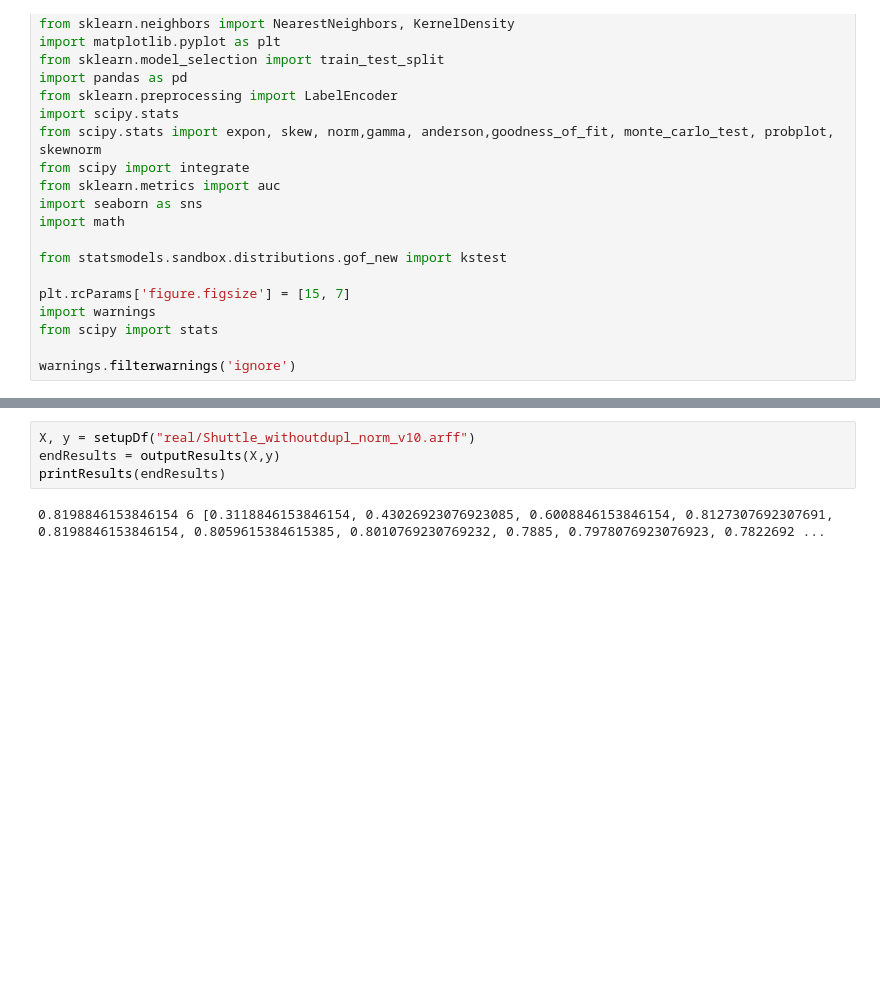
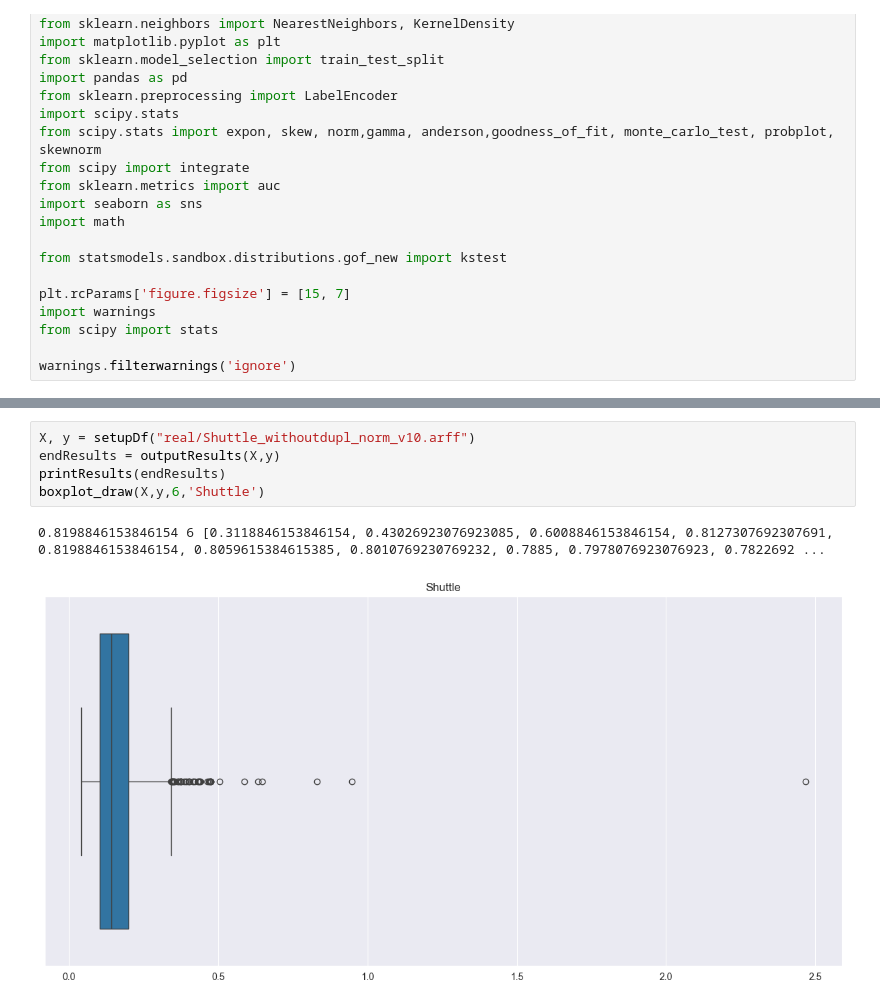
Before and after one commit to hodge-py/Outlier-Detection, a Jupyter notebook: Box_Plot_Analysis.ipynb, the cells around one changed output, grey strips where cells are left out. Saved outputs shown, nothing was run; the diff lists cells and outputs as text; blank space fills up the shorter version.

```diff
--- a/Box_Plot_Analysis.ipynb
+++ b/Box_Plot_Analysis.ipynb
@@ -150,9 +153,11 @@ printResults(endResults)
 # %%
 X, y = setupDf("real/Shuttle_withoutdupl_norm_v10.arff")
 endResults = outputResults(X,y)
 printResults(endResults)
+boxplot_draw(X,y,6,'Shuttle')
 # %% [output]
 0.8198846153846154 6 [0.3118846153846154, 0.43026923076923085, 0.6008846153846154, 0.8127307692307691, 0.8198846153846154, 0.8059615384615385, 0.8010769230769232, 0.7885, 0.7978076923076923, 0.7822692 ...
+[figure, added]
 # %%
 X, y = setupDf("real/WBC_withoutdupl_norm_v10.arff")
 endResults = outputResults(X,y)
```
Also changed, not shown: parts of 12 cells of this notebook, 1 other file.
